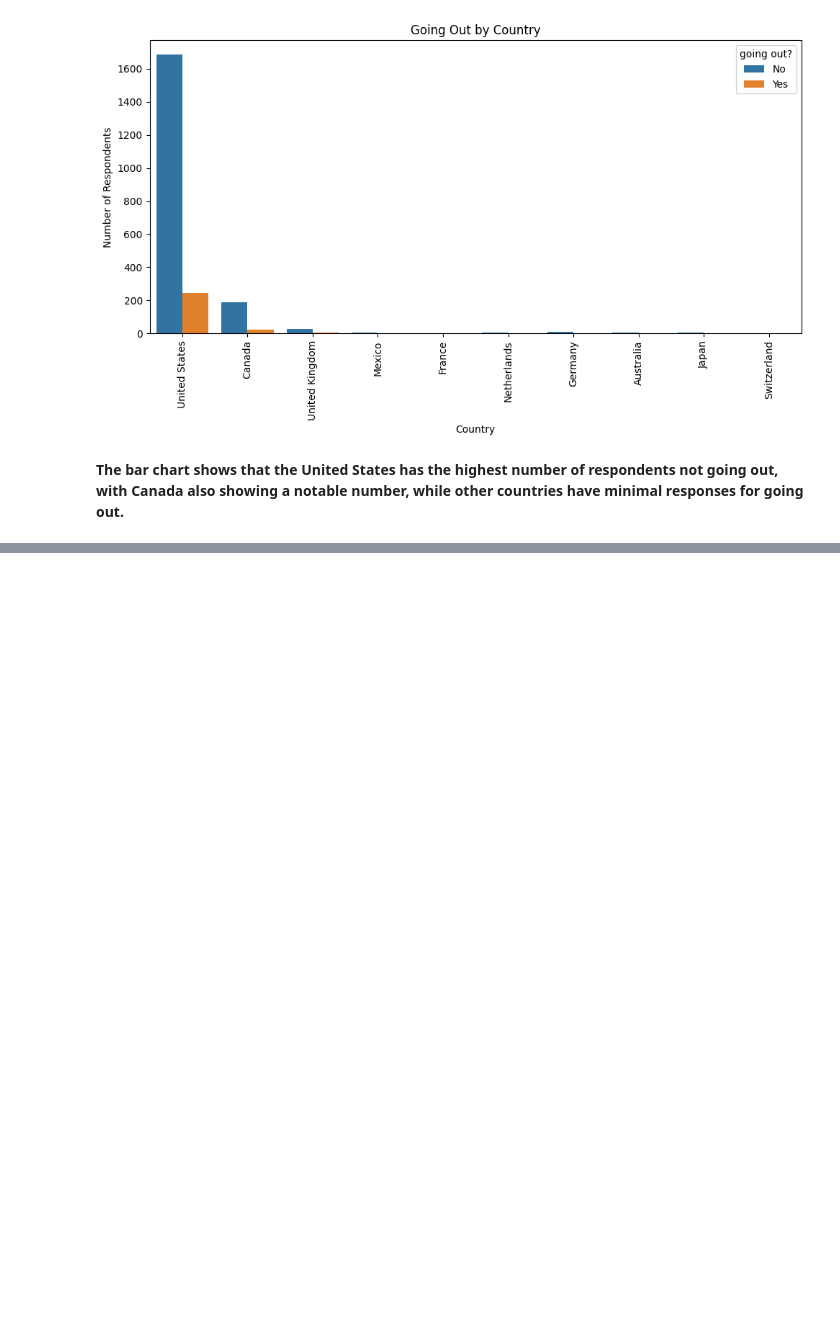
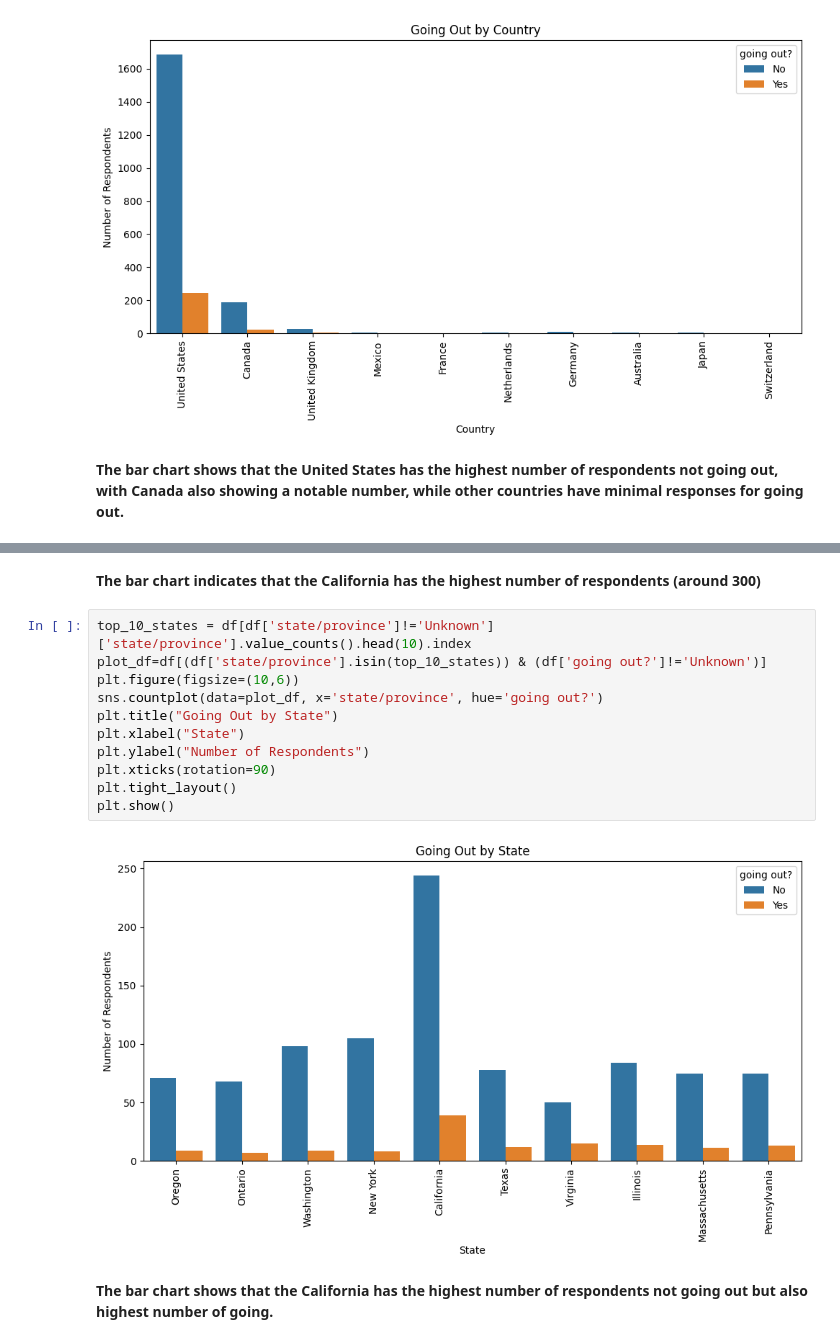
Before and after one commit to esraa-el-tohamii/Halloween-Candy-Dataset-EDA, a Jupyter notebook: Halloween_Candy_notebook.ipynb, the cells around one changed output, grey strips where cells are left out. Saved outputs shown, nothing was run; the diff lists cells and outputs as text; blank space fills up the shorter version.

```diff
--- a/Halloween_Candy_notebook.ipynb
+++ b/Halloween_Candy_notebook.ipynb
@@ -818,0 +844,17 @@ plt.show()
+# %% [markdown]
+**The bar chart indicates that the California has the highest number of respondents (around 300)**
+# %%
+top_10_states = df[df['state/province']!='Unknown']['state/province'].value_counts().head(10).index
+plot_df=df[(df['state/province'].isin(top_10_states)) & (df['going out?']!='Unknown')]
+plt.figure(figsize=(10,6))
+sns.countplot(data=plot_df, x='state/province', hue='going out?')
+plt.title("Going Out by State")
+plt.xlabel("State")
+plt.ylabel("Number of Respondents")
+plt.xticks(rotation=90)
+plt.tight_layout()
+plt.show()
+# %% [output]
+[figure, added]
+# %% [markdown]
+**The bar chart shows that the California has the highest number of respondents not going out but also highest number of going.**
```
Also changed, not shown: parts of 3 cells of this notebook.
